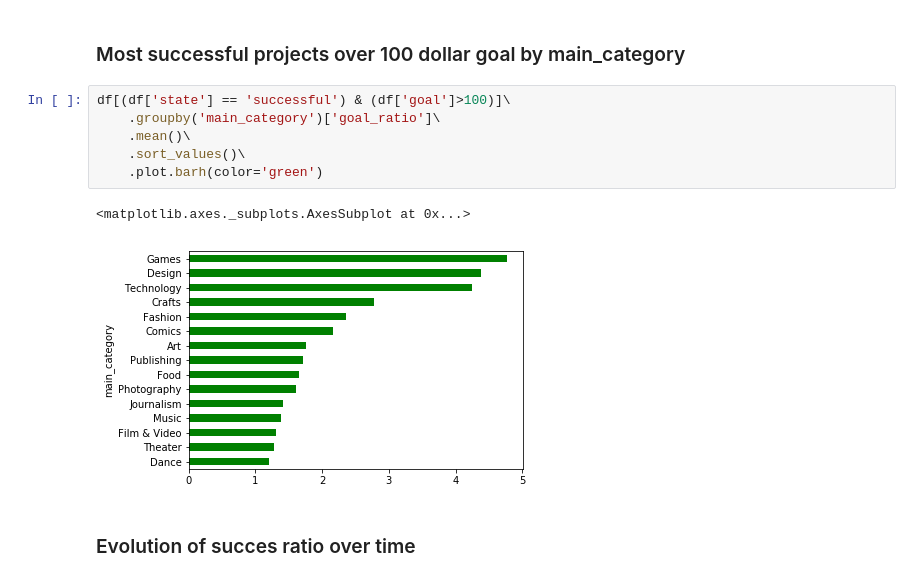
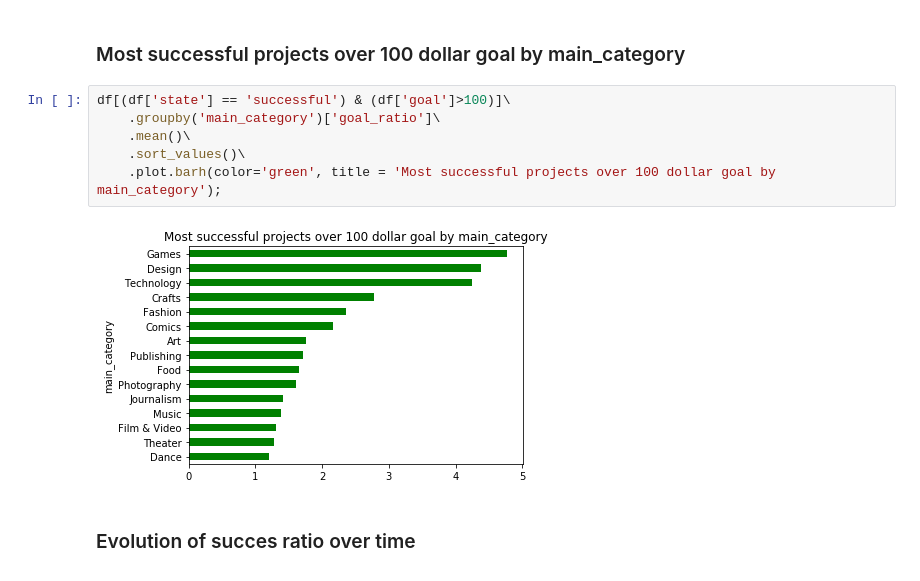
Before and after one commit to jonascristens/Kickstarter, a Jupyter notebook: Kickstarter.ipynb, the cells around one changed output. Drawn from its saved outputs; the diff is of its cells as text.

```diff
--- a/Kickstarter.ipynb
+++ b/Kickstarter.ipynb
@@ -366,12 +366,11 @@ df.loc[(df['state'] == 'successful') & (df['goal']>100)]\
 # %%
 df[(df['state'] == 'successful') & (df['goal']>100)]\
     .groupby('main_category')['goal_ratio']\
     .mean()\
     .sort_values()\
-    .plot.barh(color='green')
+    .plot.barh(color='green', title = 'Most successful projects over 100 dollar goal by main_category');
 # %% [output]
-<matplotlib.axes._subplots.AxesSubplot at 0x...>
-[figure, old version]
+[figure, new version]
 # %% [markdown]
 ### Evolution of succes ratio over time
 # %%
```
Also changed, not shown: parts of 46 cells of this notebook.
